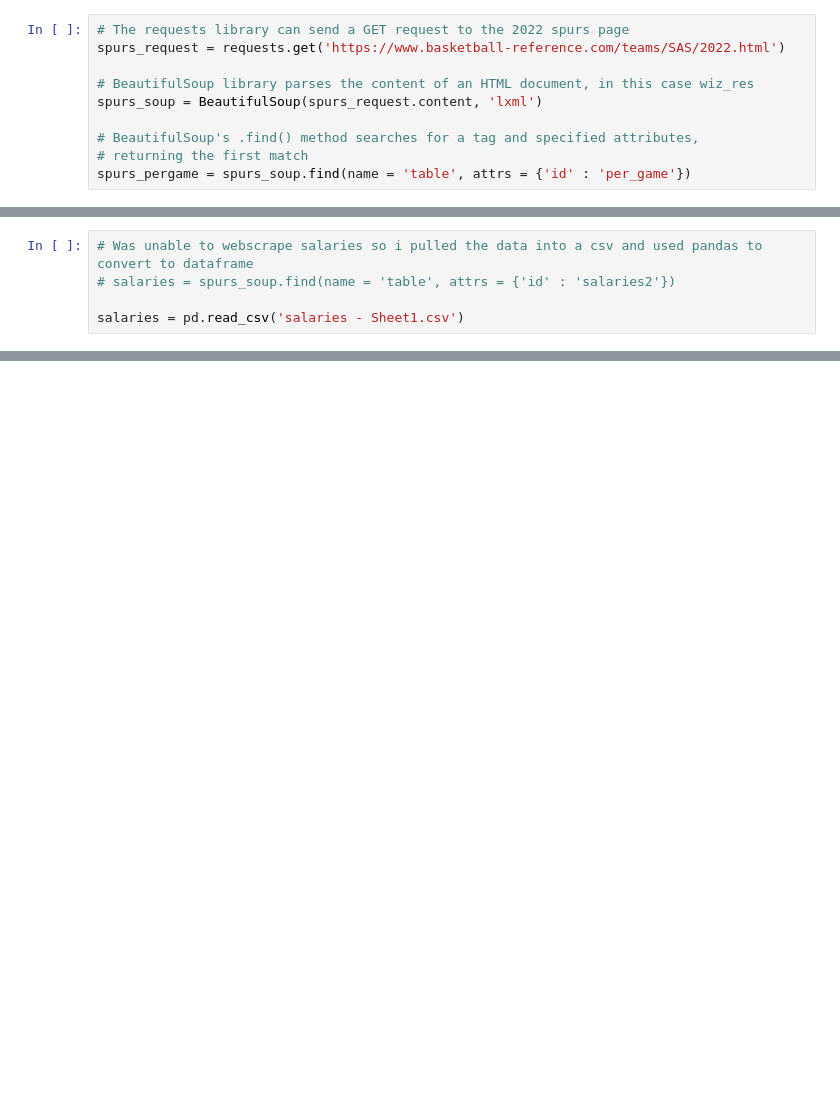
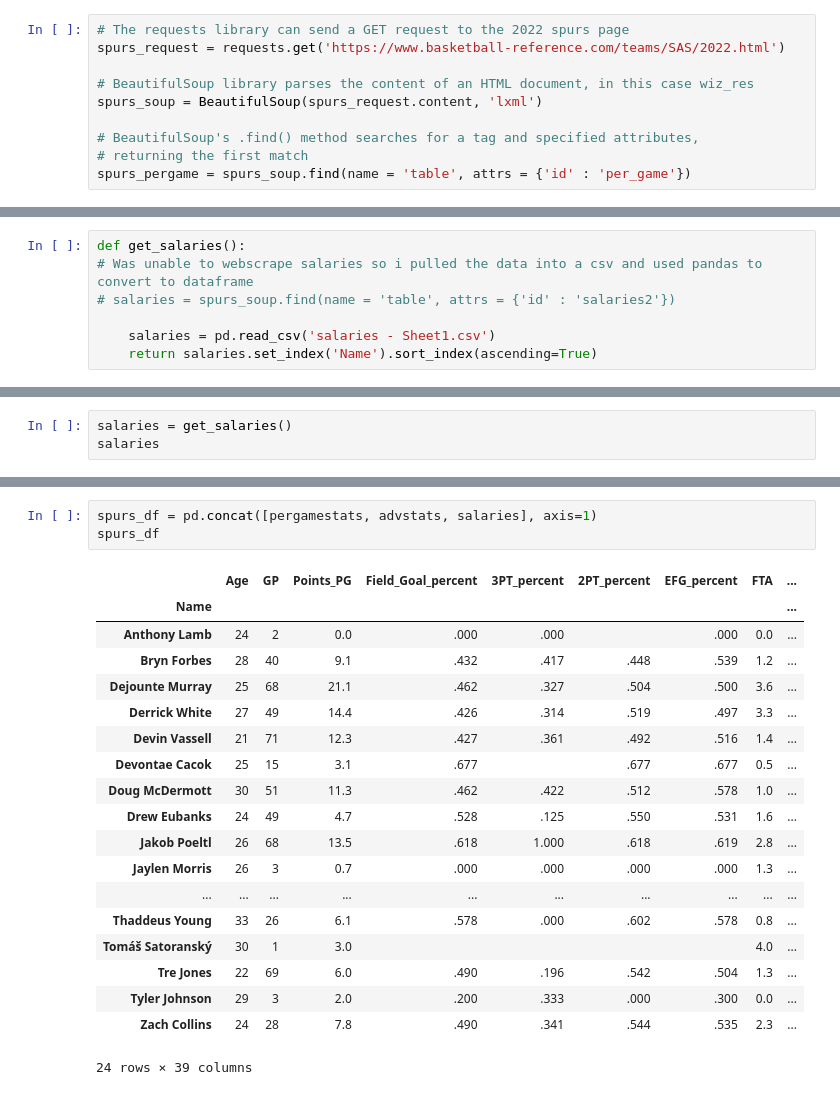
Before and after one commit to VincentBanuelos/nba_salary_predictor, a Jupyter notebook: nba_working.ipynb, the cells around one changed output, grey strips where cells are left out. Cells and saved outputs as stored; diff of their text form; blank space fills up the shorter version.

```diff
--- a/nba_working.ipynb
+++ b/nba_working.ipynb
@@ -124,5 +135,7 @@ advstats.sort_values(by='Name')
 # %%
+def get_salaries():
 # Was unable to webscrape salaries so i pulled the data into a csv and used pandas to convert to dataframe
 # salaries = spurs_soup.find(name = 'table', attrs = {'id' : 'salaries2'})
 
-salaries = pd.read_csv('salaries - Sheet1.csv')
+    salaries = pd.read_csv('salaries - Sheet1.csv')
+    return salaries.set_index('Name').sort_index(ascending=True)
@@ -148,0 +142,3 @@ salaries.sort_values(by='Name')
+# %%
+salaries = get_salaries()
+salaries
@@ -148,0 +164,23 @@ salaries.sort_values(by='Name')
+# %%
+spurs_df = pd.concat([pergamestats, advstats, salaries], axis=1)
+spurs_df
+# %% [output]
+|  | Age | GP | Points_PG | Field_Goal_percent | 3PT_percent | 2PT_percent | EFG_percent | FTA | ... |
+| Name |  |  |  |  |  |  |  |  | ... |
+| Anthony Lamb | 24 | 2 | 0.0 | .000 | .000 |  | .000 | 0.0 | ... |
+| Bryn Forbes | 28 | 40 | 9.1 | .432 | .417 | .448 | .539 | 1.2 | ... |
+| Dejounte Murray | 25 | 68 | 21.1 | .462 | .327 | .504 | .500 | 3.6 | ... |
+| Derrick White | 27 | 49 | 14.4 | .426 | .314 | .519 | .497 | 3.3 | ... |
+| Devin Vassell | 21 | 71 | 12.3 | .427 | .361 | .492 | .516 | 1.4 | ... |
+| Devontae Cacok | 25 | 15 | 3.1 | .677 |  | .677 | .677 | 0.5 | ... |
+| Doug McDermott | 30 | 51 | 11.3 | .462 | .422 | .512 | .578 | 1.0 | ... |
+| Drew Eubanks | 24 | 49 | 4.7 | .528 | .125 | .550 | .531 | 1.6 | ... |
+| Jakob Poeltl | 26 | 68 | 13.5 | .618 | 1.000 | .618 | .619 | 2.8 | ... |
+| Jaylen Morris | 26 | 3 | 0.7 | .000 | .000 | .000 | .000 | 1.3 | ... |
+| ... | ... | ... | ... | ... | ... | ... | ... | ... | ... |
+| Thaddeus Young | 33 | 26 | 6.1 | .578 | .000 | .602 | .578 | 0.8 | ... |
+| Tomáš Satoranský | 30 | 1 | 3.0 |  |  |  |  | 4.0 | ... |
+| Tre Jones | 22 | 69 | 6.0 | .490 | .196 | .542 | .504 | 1.3 | ... |
+| Tyler Johnson | 29 | 3 | 2.0 | .200 | .333 | .000 | .300 | 0.0 | ... |
+| Zach Collins | 24 | 28 | 7.8 | .490 | .341 | .544 | .535 | 2.3 | ... |
+24 rows × 39 columns
```
Also changed, not shown: parts of 9 cells of this notebook.
